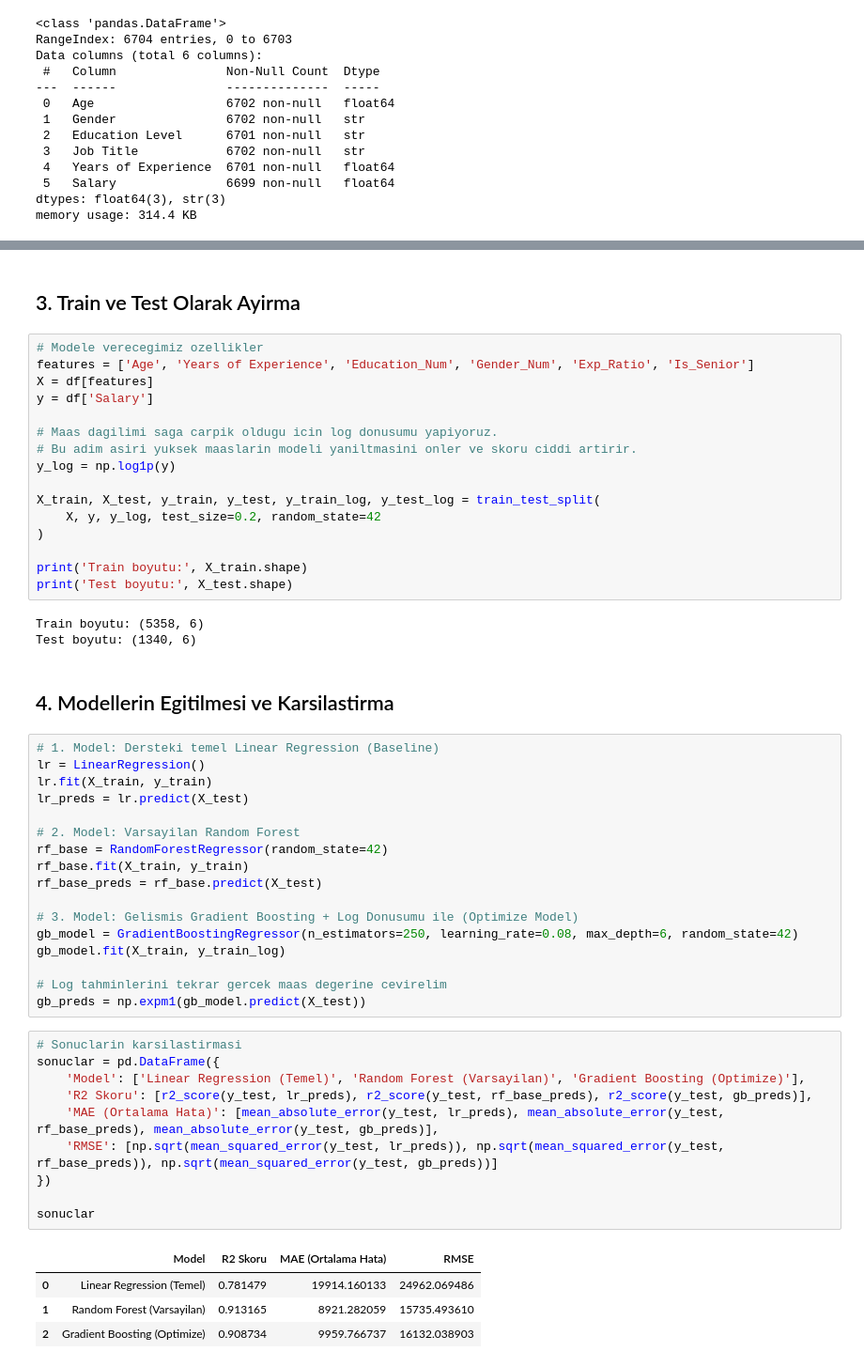
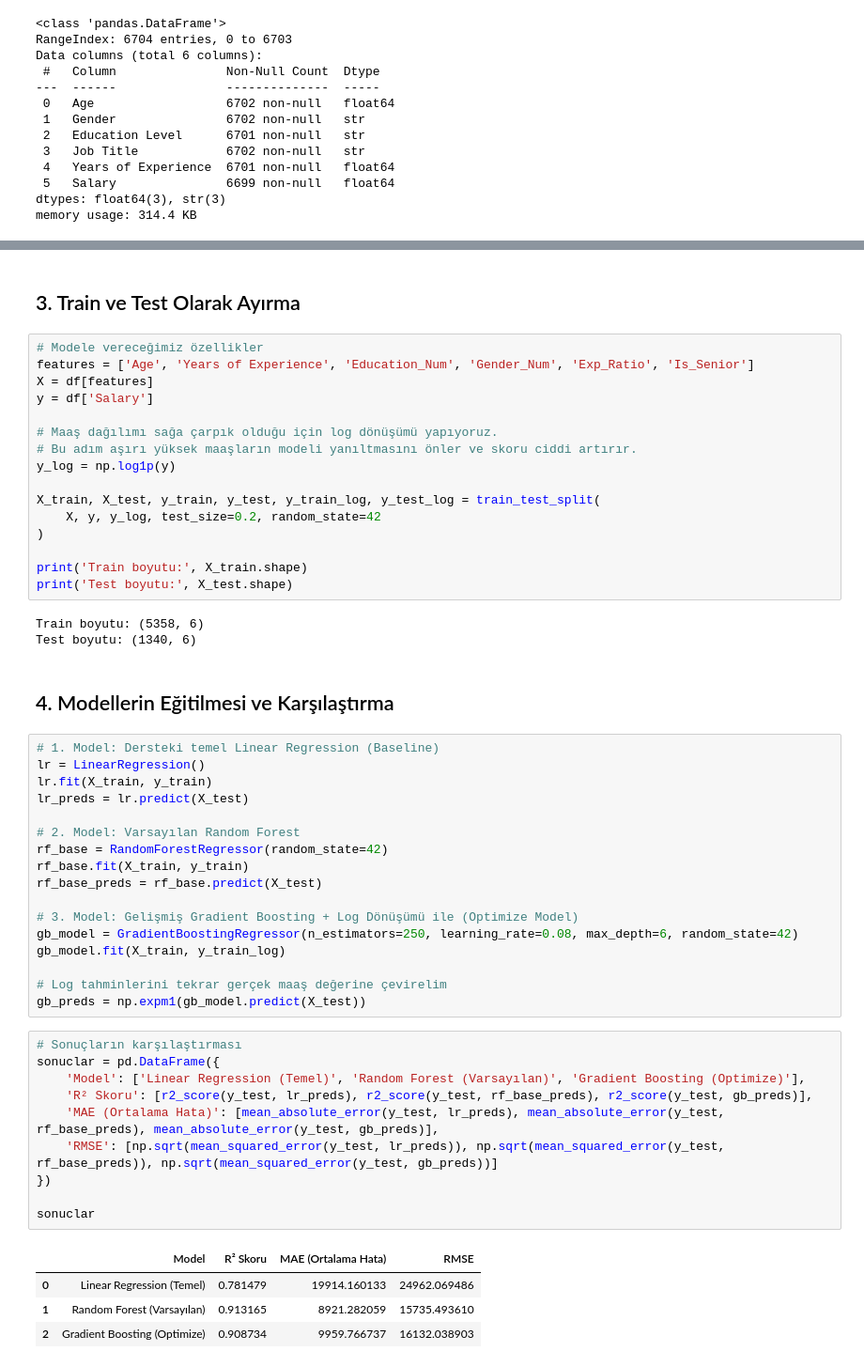
Before and after one commit to silakan08/data_science, a Jupyter notebook: salary_prediction.ipynb, the cells around one changed output, grey strips where cells are left out. Shown at 94% size. Cells and saved outputs as stored; diff of their text form.

```diff
--- a/salary_prediction.ipynb
+++ b/salary_prediction.ipynb
@@ -93,15 +92,15 @@ df.head()
 | 3 | 36.0 | Female | Bachelor's | Sales Associate | 7.0 | 60000.0 | 1.0 | 0 | ... |
 | 4 | 52.0 | Male | Master's | Director | 20.0 | 200000.0 | 2.0 | 1 | ... |
 # %% [markdown]
-## 3. Train ve Test Olarak Ayirma
+## 3. Train ve Test Olarak Ayırma
 # %%
-# Modele verecegimiz ozellikler
+# Modele vereceğimiz özellikler
 features = ['Age', 'Years of Experience', 'Education_Num', 'Gender_Num', 'Exp_Ratio', 'Is_Senior']
 X = df[features]
 y = df['Salary']
 
-# Maas dagilimi saga carpik oldugu icin log donusumu yapiyoruz.
-# Bu adim asiri yuksek maaslarin modeli yaniltmasini onler ve skoru ciddi artirir.
+# Maaş dağılımı sağa çarpık olduğu için log dönüşümü yapıyoruz.
+# Bu adım aşırı yüksek maaşların modeli yanıltmasını önler ve skoru ciddi artırır.
 y_log = np.log1p(y)
 
 X_train, X_test, y_train, y_test, y_train_log, y_test_log = train_test_split(
@@ -114,37 +113,37 @@ print('Test boyutu:', X_test.shape)
 Train boyutu: (5358, 6)
 Test boyutu: (1340, 6)
 # %% [markdown]
-## 4. Modellerin Egitilmesi ve Karsilastirma
+## 4. Modellerin Eğitilmesi ve Karşılaştırma
 # %%
 # 1. Model: Dersteki temel Linear Regression (Baseline)
 lr = LinearRegression()
 lr.fit(X_train, y_train)
 lr_preds = lr.predict(X_test)
 
-# 2. Model: Varsayilan Random Forest
+# 2. Model: Varsayılan Random Forest
 rf_base = RandomForestRegressor(random_state=42)
 rf_base.fit(X_train, y_train)
 rf_base_preds = rf_base.predict(X_test)
 
-# 3. Model: Gelismis Gradient Boosting + Log Donusumu ile (Optimize Model)
+# 3. Model: Gelişmiş Gradient Boosting + Log Dönüşümü ile (Optimize Model)
 gb_model = GradientBoostingRegressor(n_estimators=250, learning_rate=0.08, max_depth=6, random_state=42)
 gb_model.fit(X_train, y_train_log)
 
-# Log tahminlerini tekrar gercek maas degerine cevirelim
+# Log tahminlerini tekrar gerçek maaş değerine çevirelim
 gb_preds = np.expm1(gb_model.predict(X_test))
 # %%
-# Sonuclarin karsilastirmasi
+# Sonuçların karşılaştırması
 sonuclar = pd.DataFrame({
-    'Model': ['Linear Regression (Temel)', 'Random Forest (Varsayilan)', 'Gradient Boosting (Optimize)'],
-    'R2 Skoru': [r2_score(y_test, lr_preds), r2_score(y_test, rf_base_preds), r2_score(y_test, gb_preds)],
+    'Model': ['Linear Regression (Temel)', 'Random Forest (Varsayılan)', 'Gradient Boosting (Optimize)'],
+    'R² Skoru': [r2_score(y_test, lr_preds), r2_score(y_test, rf_base_preds), r2_score(y_test, gb_preds)],
     'MAE (Ortalama Hata)': [mean_absolute_error(y_test, lr_preds), mean_absolute_error(y_test, rf_base_preds), mean_absolute_error(y_test, gb_preds)],
     'RMSE': [np.sqrt(mean_squared_error(y_test, lr_preds)), np.sqrt(mean_squared_error(y_test, rf_base_preds)), np.sqrt(mean_squared_error(y_test, gb_preds))]
 })
 
 sonuclar
 # %% [output]
-|  | Model | R2 Skoru | MAE (Ortalama Hata) | RMSE |
+|  | Model | R² Skoru | MAE (Ortalama Hata) | RMSE |
 | 0 | Linear Regression (Temel) | 0.781479 | 19914.160133 | 24962.069486 |
-| 1 | Random Forest (Varsayilan) | 0.913165 | 8921.282059 | 15735.493610 |
+| 1 | Random Forest (Varsayılan) | 0.913165 | 8921.282059 | 15735.493610 |
 | 2 | Gradient Boosting (Optimize) | 0.908734 | 9959.766737 | 16132.038903 |
 # %%
```
Also changed, not shown: parts of 9 cells of this notebook, 1 other file.
